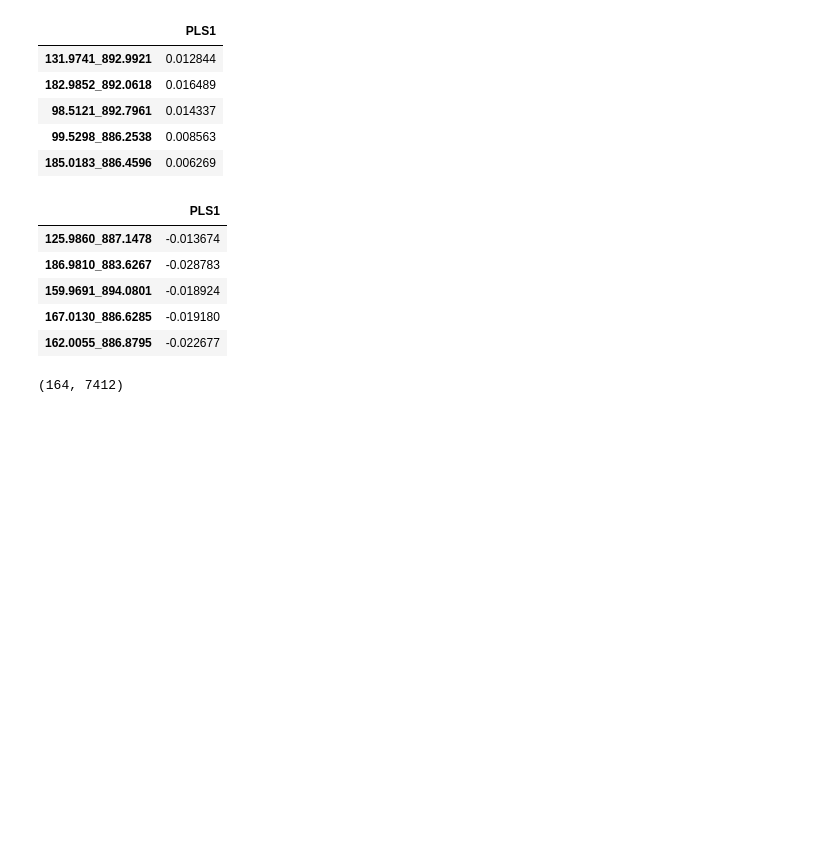
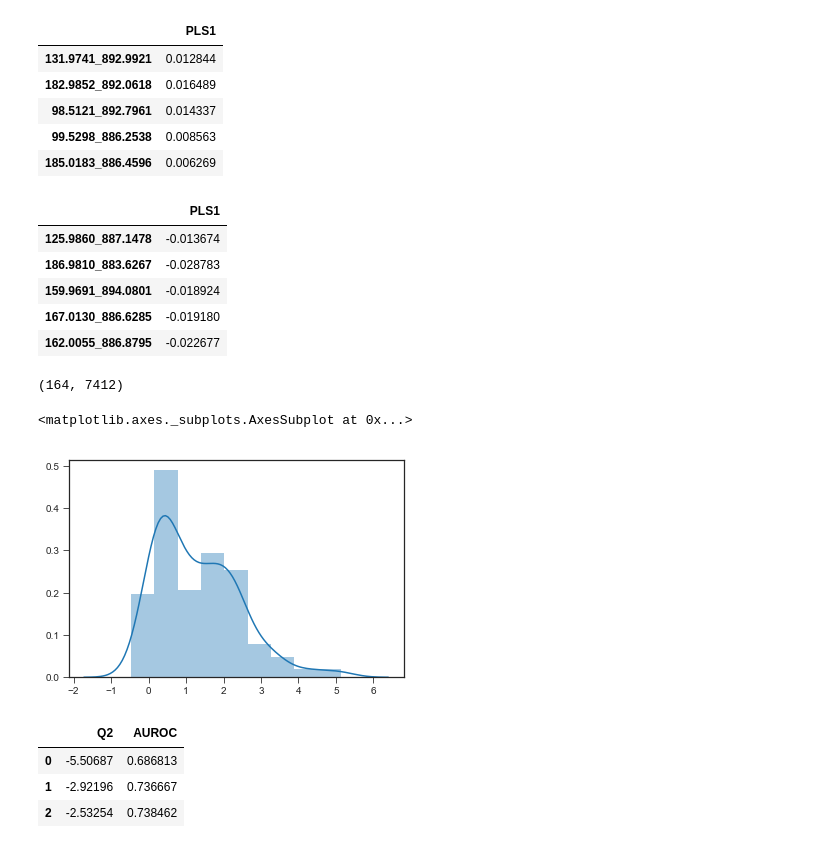
Before and after one commit to mortonjt/pls-balances, a Jupyter notebook: pls_balances/ipynb/mice.ipynb, the cells around one changed output. Cells and saved outputs as stored; diff of their text form; code cells hidden in the pictures; blank space fills up the shorter version.

```diff
--- a/pls_balances/ipynb/mice.ipynb
+++ b/pls_balances/ipynb/mice.ipynb
@@ -138,0 +144,5 @@ table.shape
+# %%
+sns.distplot(pls_balance)
+# %% [output]
+<matplotlib.axes._subplots.AxesSubplot at 0x...>
+[figure, added]
@@ -138,0 +156,7 @@ table.shape
+# %%
+cv
+# %% [output]
+|  | Q2 | AUROC |
+| 0 | -5.50687 | 0.686813 |
+| 1 | -2.92196 | 0.736667 |
+| 2 | -2.53254 | 0.738462 |
```
Also changed, not shown: parts of 6 cells of this notebook, 2 other files.
